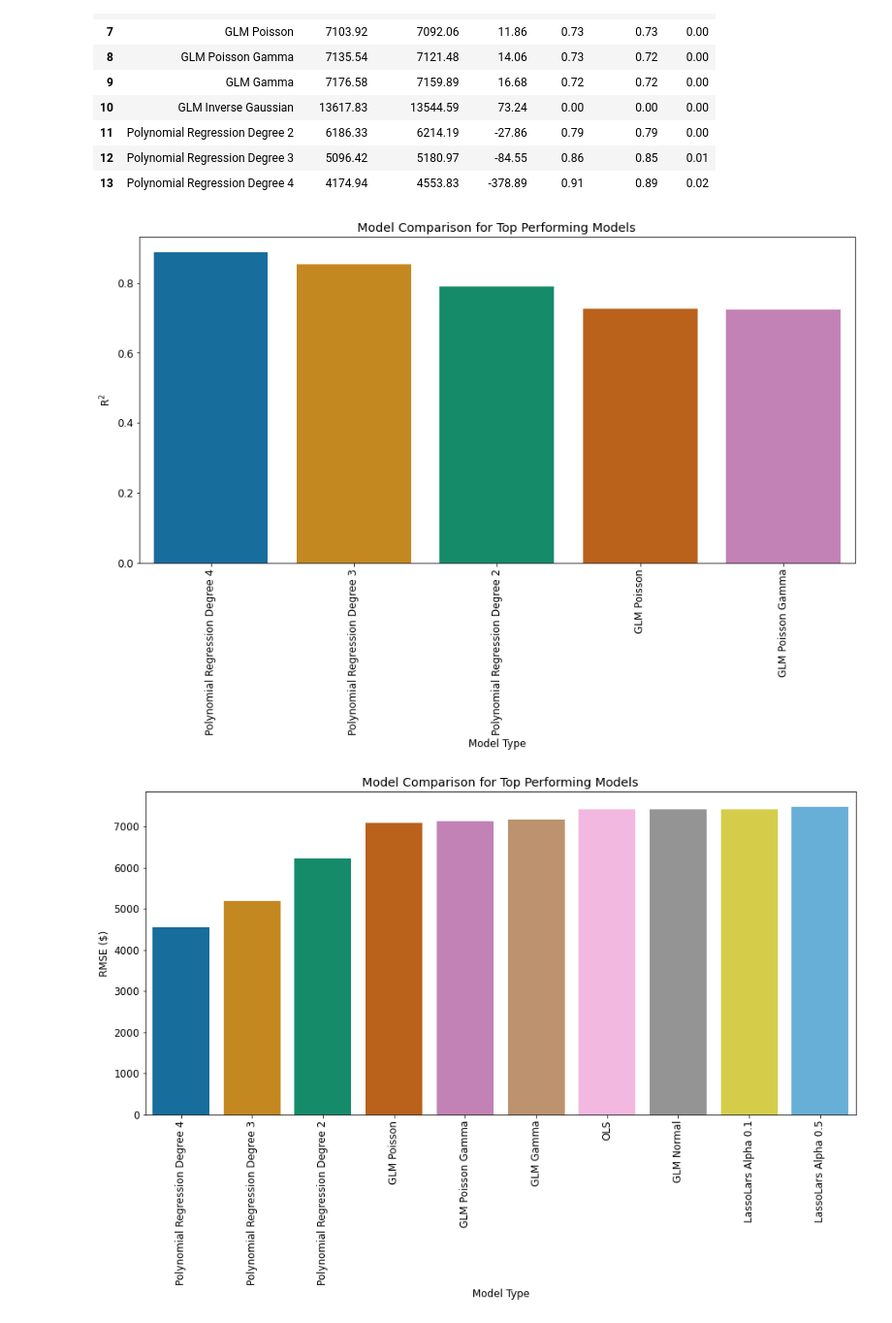
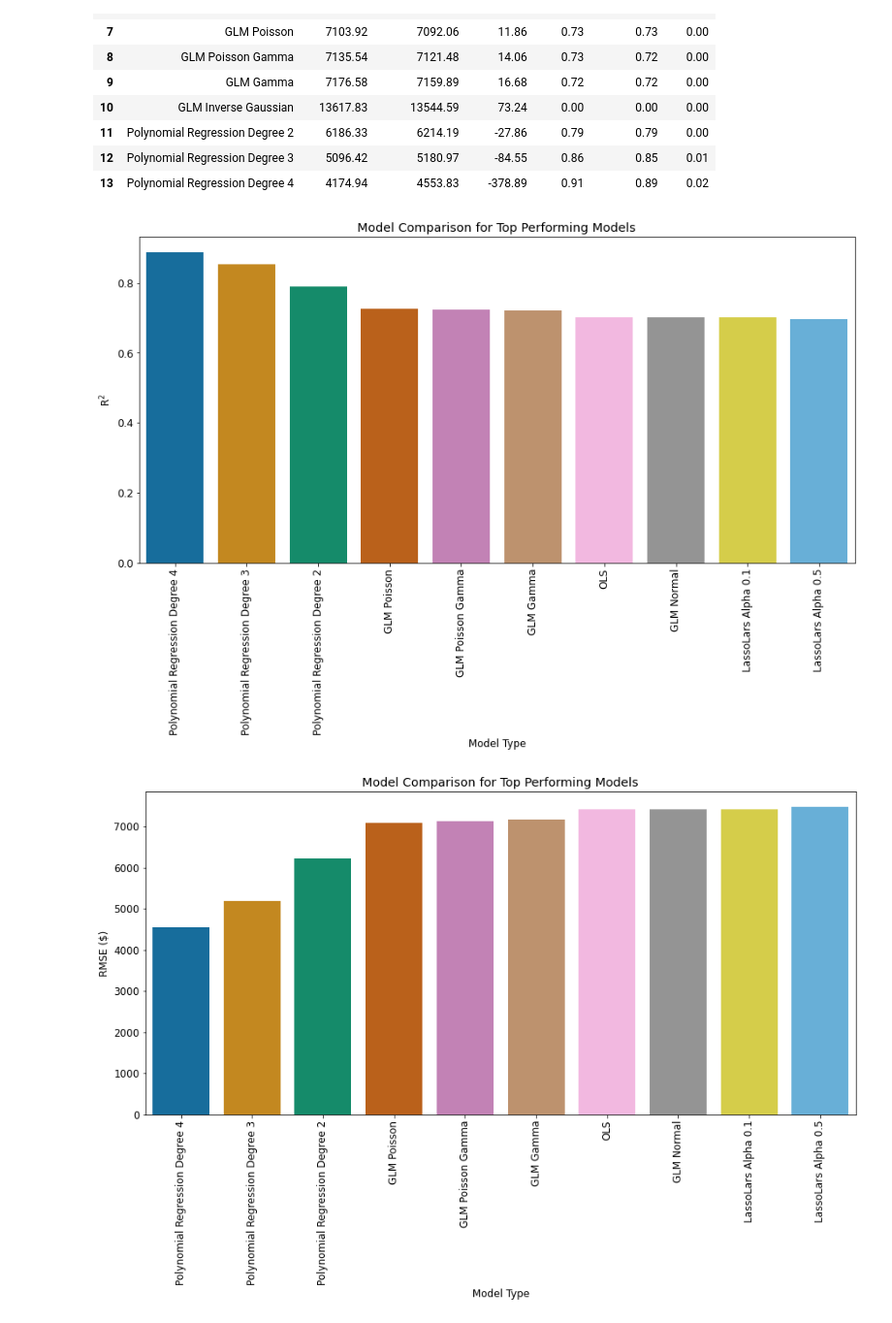
Before and after one commit to adam-talbot/used-cars-regression, a Jupyter notebook: final_notebook.ipynb, the cells around one changed output. Shown at 97% size. Drawn from its saved outputs; the diff is of its cells as text; code cells hidden in the pictures.

```diff
--- a/final_notebook.ipynb
+++ b/final_notebook.ipynb
@@ -272,7 +279,5 @@ cat_cols
 # %%
 num_cols = train_exp.select_dtypes('number').columns.tolist()
-num_cols.remove('is_new')
-num_cols.remove('franchise_dealer')
 num_cols
 # %% [output]
 ['back_legroom',
@@ -353,6 +360,10 @@ SpearmanrResult(correlation=0.6158634582792687, pvalue=0.0)
 # %%
-print(f"Pearson's Correlation Coefficient Test results:\n")
+print(f"Spearman's Correlation Coefficient Test results:\n")
 for col in num_cols:
-    r, p = stats.pearsonr(train_exp.price, train_exp[col])
+    r, p = stats.spearmanr(train_exp.price, train_exp[col])
     print(f'price vs {col}:\nr = {r:.2f}\np = {p:.3f}\n')
+    if p < 0.01:
+        print(f'We REJECT the null hypothesis, there is a correlation between {col} and price.\n')
+    else:
+        print(f'We FAIL TO REJECT the null hypothesis, there is not a correlation between {col} and price.\n')
 # %% [output]
@@ -385,5 +391,8 @@ Where I left off:
 # %%
 for col in cat_cols:
     sns.boxenplot(x=train_exp[col], y=train_exp.price)
+    plt.axhline(train_exp.price.mean(), ls='--', color='black', label='Population Mean')
+    plt.title(f'Price vs {col}')
+    plt.legend(loc='upper right')
     plt.show()
 # %% [output]
@@ -403,0 +643,5 @@ for col in cat_cols:
+# %%
+print(f'~~~~~~~~~~~~~~~~~~~~~~~~~~~\nOne-sample T-Test Results\n~~~~~~~~~~~~~~~~~~~~~~~~~~~\n')
+for col in cat_cols:
+    print(f'===================\n{col}\n===================\n')
+    ex.group_stats(train_exp, 'price', col)
@@ -983,14 +1166,14 @@ metric_df
 | 13 | Polynomial Regression Degree 4 | 4174.94 | 4553.83 | -378.89 | 0.91 | 0.89 | 0.02 |
 # %%
 # Make a plot to visualize results
-sns.barplot(y=metric_df.sort_values(by='R2_validate', ascending=False).head(5)['R2_validate'], x=metric_df.sort_values(by='R2_validate', ascending=False).head(5)['model'])
+sns.barplot(y=metric_df.sort_values(by='R2_validate', ascending=False).head(10)['R2_validate'], x=metric_df.sort_values(by='R2_validate', ascending=False).head(10)['model'])
 plt.title('Model Comparison for Top Performing Models')
 # plt.yticks(ticks=np.arange(0,1.1,0.1))
 plt.ylabel('R$^2$')
 plt.xlabel('Model Type')
 plt.xticks(rotation=90);
 # %% [output]
-[figure, old version]
+[figure, new version]
 # %%
 # Make a plot to visualize results
 sns.barplot(y=metric_df.sort_values(by='RMSE_validate').head(10)['RMSE_validate'], x=metric_df.sort_values(by='RMSE_validate').head(10)['model'])
```
Also changed, not shown: parts of 64 cells of this notebook, 2 other files.
